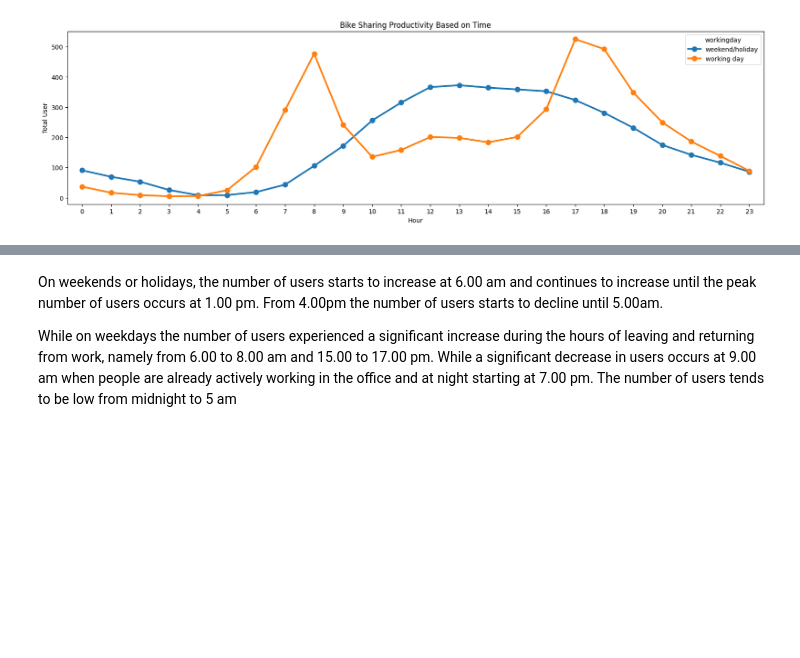
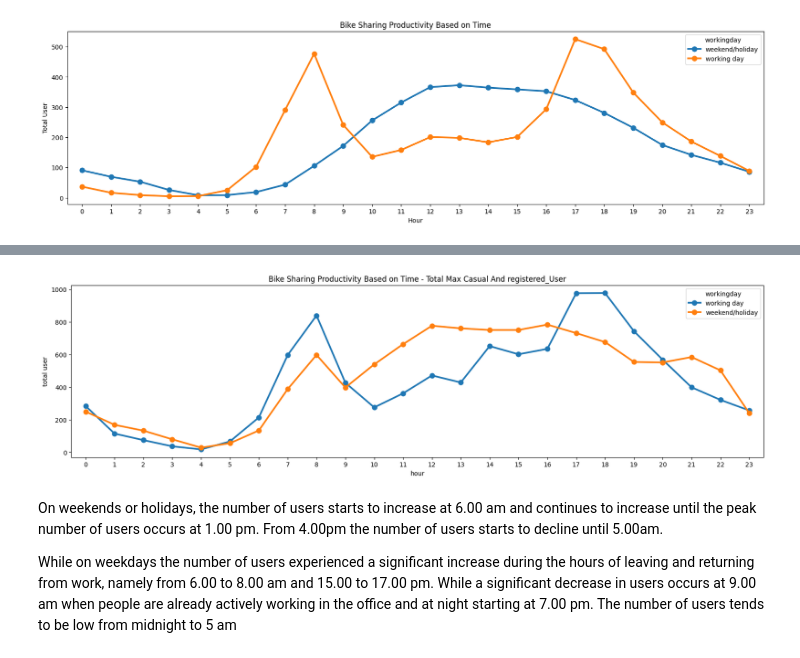
Before and after one commit to adityapratama1999/Bike_Sharing_Analyst, a Jupyter notebook: Bike_Sharing_Analyst.ipynb, the cells around one changed output, grey strips where cells are left out. Drawn from its saved outputs; the diff is of its cells as text; code cells hidden in the pictures; blank space fills up the shorter version.

```diff
--- a/Bike_Sharing_Analyst.ipynb
+++ b/Bike_Sharing_Analyst.ipynb
@@ -1224,0 +1265,3 @@ plt.show()
+# %%
+sum_total_user = hour_df.groupby(by=["hour" , "workingday"]).total_user.max().sort_values(ascending=False).reset_index()
+sum_total_user
@@ -1225,3 +1286,12 @@ plt.show()
+# %%
+fig, ax = plt.subplots(figsize=(20,5))
+sns.pointplot(data=sum_total_user, x='hour', y='total_user', hue='workingday', errorbar=None, ax=ax)
+ax.set(title='Bike Sharing Productivity Based on Time - Total Max Casual And registered_User')
+ax.set_ylabel('total user')
+ax.set_xlabel('hour')
+plt.show()
+# %% [output]
+[figure, added]
 # %% [markdown]
 On weekends or holidays, the number of users starts to increase at 6.00 am and continues to increase until the peak number of users occurs at 1.00 pm. From 4.00pm the number of users starts to decline until 5.00am.
 
```
Also changed, not shown: parts of 17 cells of this notebook, 1 other file.
